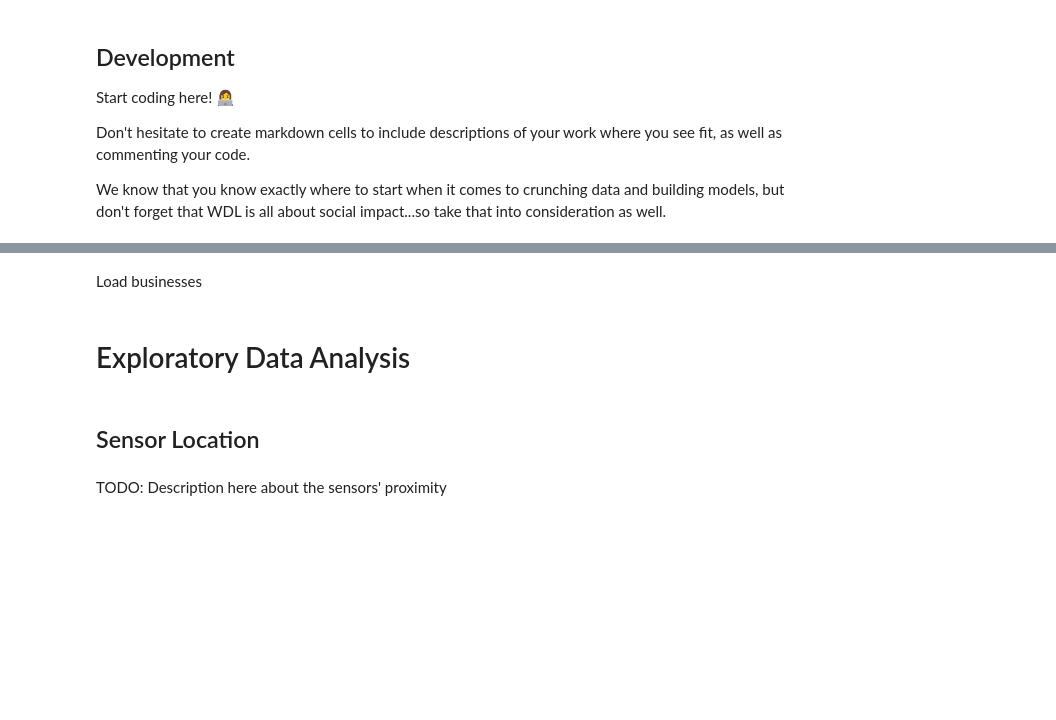
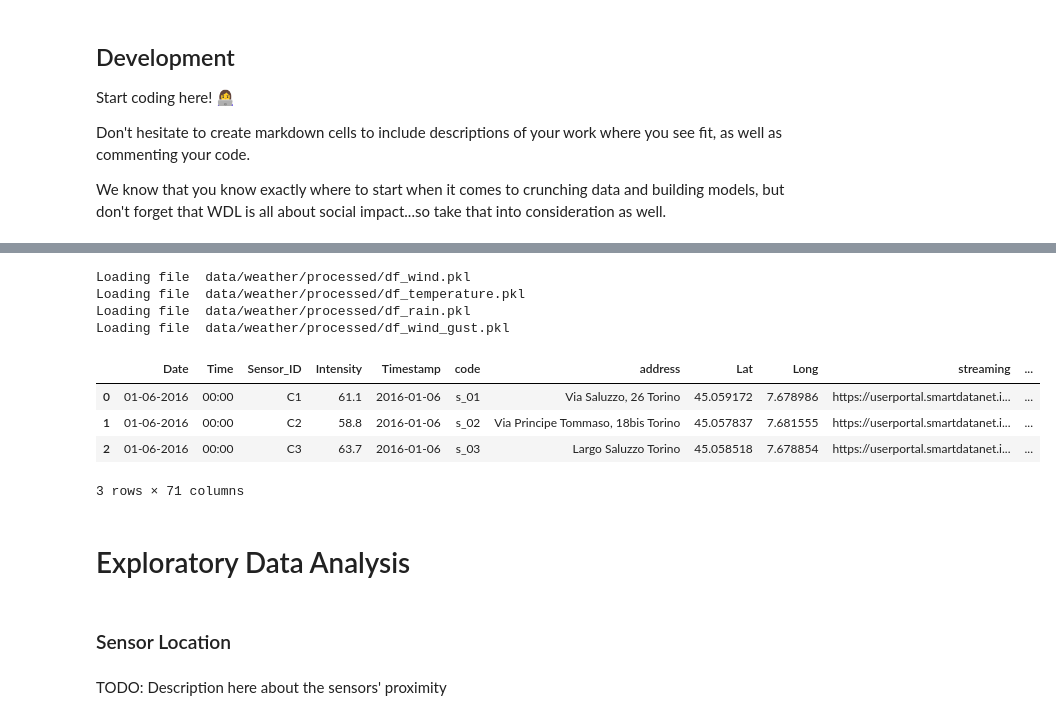
Before and after one commit to TiagoFilipeSousaGoncalves/wdl-tech-moguls, a Jupyter notebook: finals/Deliverable.ipynb, the cells around one changed output, grey strips where cells are left out. Drawn from its saved outputs; the diff is of its cells as text; code cells hidden in the pictures; blank space fills up the shorter version.

```diff
--- a/finals/Deliverable.ipynb
+++ b/finals/Deliverable.ipynb
@@ -214,4 +183,0 @@ sorted(target_dates)[0:2], sorted(complaint_dates)[0]
-# %%
-data['Timestamp_trunc'] = data['Timestamp'].truncate()
-# %%
-data['complaint_followed'] = np.where(data['Timestamp_trunc'].isin(target_dates), 1, 0)
@@ -220,2 +183,0 @@ data['complaint_followed'] = np.where(data['Timestamp_trunc'].isin(target_dates)
-# %% [markdown]
-Load businesses
@@ -222,7 +212,58 @@ Load businesses
+# %%
+def weather_data():
+
+    path_rain = 'data\weather\weather_1.csv'
+    path_wind = 'data\weather\weather_2.csv'
+    path_temperature = 'data\weather\weather_3.csv'
+    path_wind_gust = 'data\weather\weather_4.csv'
+
+    df_rain = load_weather_data(path_rain, 'Timestamp', 'C1')
+    df_wind = load_weather_data(path_wind, 'Timestamp', 'C1')
+    df_temperature = load_weather_data(path_temperature, 'Timestamp', 'C2')
+    df_wind_gust = load_weather_data(path_wind_gust, 'Timestamp', 'C1')
+
+    df_rain = df_rain.rename(columns={'C1': 'rain'}, inplace = False)
+    df_wind = df_wind.rename(columns={'C1': 'wind'}, inplace = False)
+    df_temperature = df_temperature.rename(columns={'C2': 'temperature'}, inplace = False)
+    df_wind_gust = df_wind_gust.rename(columns={'C1': 'wind_gust'}, inplace = False)
+
+    return df_rain, df_wind, df_temperature, df_wind_gust
+
+load_from_cache = 1
+
+import pickle
+
+if not load_from_cache:
+    df_rain, df_wind, df_temperature, df_wind_gust = weather_data()
+else:
+    paths = [
+        'data/weather/processed/df_wind.pkl',
+        'data/weather/processed/df_temperature.pkl',
+        'data/weather/processed/df_rain.pkl',
+        'data/weather/processed/df_wind_gust.pkl',
+    ]
+    for path in paths:
+        print("Loading file ", path)
+        with (open(path, "rb")) as f:
+            df_weather = pickle.load(f)
+            df_noise = df_noise.merge(df_weather, on=['Timestamp'])
+# %% [output]
+Loading file  data/weather/processed/df_wind.pkl
+Loading file  data/weather/processed/df_temperature.pkl
+Loading file  data/weather/processed/df_rain.pkl
+Loading file  data/weather/processed/df_wind_gust.pkl
+# %%
+df_noise.head(3)
+# %% [output]
+|  | Date | Time | Sensor_ID | Intensity | Timestamp | code | address | Lat | Long | streaming | ... |
+| 0 | 01-06-2016 | 00:00 | C1 | 61.1 | 2016-01-06 | s_01 | Via Saluzzo, 26 Torino | 45.059172 | 7.678986 | https://userportal.smartdatanet.i... | ... |
+| 1 | 01-06-2016 | 00:00 | C2 | 58.8 | 2016-01-06 | s_02 | Via Principe Tommaso, 18bis Torino | 45.057837 | 7.681555 | https://userportal.smartdatanet.i... | ... |
+| 2 | 01-06-2016 | 00:00 | C3 | 63.7 | 2016-01-06 | s_03 | Largo Saluzzo Torino | 45.058518 | 7.678854 | https://userportal.smartdatanet.i... | ... |
+3 rows × 71 columns
 # %% [markdown]
 # Exploratory Data Analysis
 # %% [markdown]
-## Sensor Location
+### Sensor Location
 # %% [markdown]
 TODO: Description here about the sensors' proximity
 # %%
```
Also changed, not shown: parts of 79 cells of this notebook.
